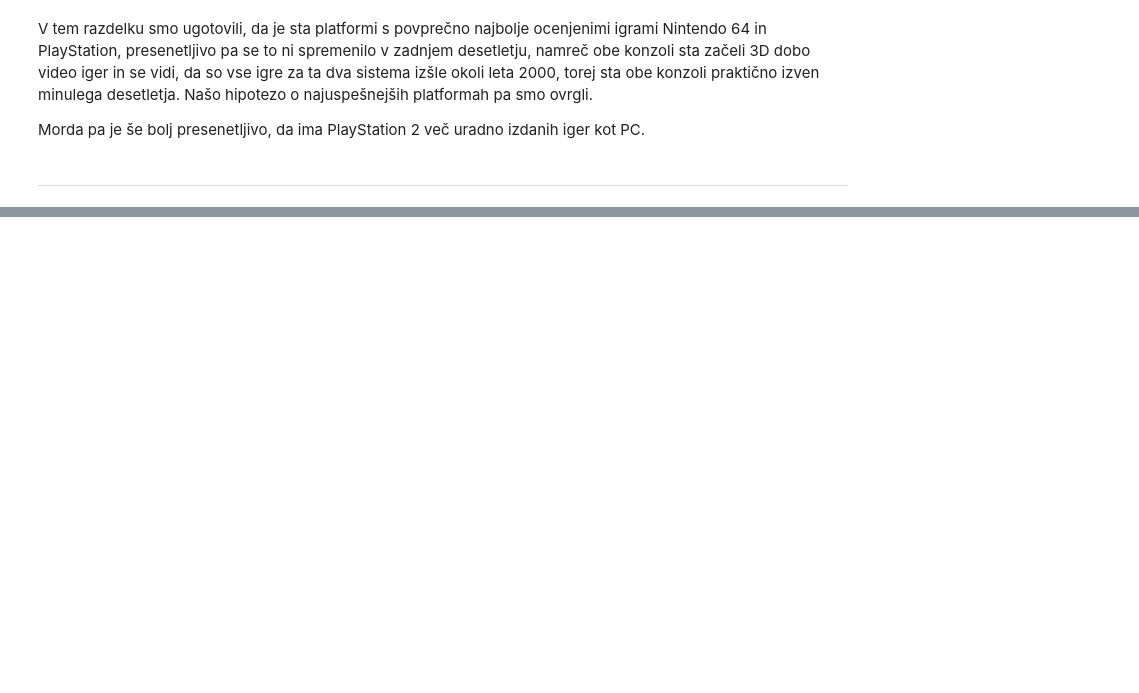
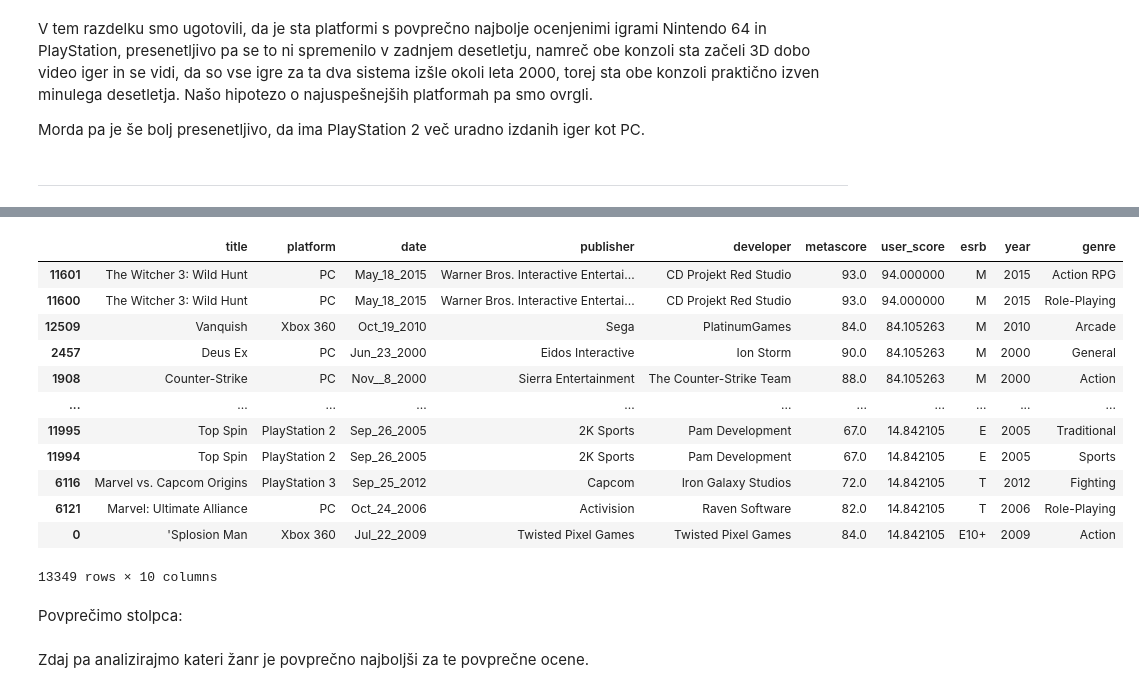
Before and after one commit to AndrazCepic/Naj-Igre, a Jupyter notebook: Naj_Igre.ipynb, the cells around one changed output, grey strips where cells are left out. Saved outputs shown, nothing was run; the diff lists cells and outputs as text; code cells hidden in the pictures; blank space fills up the shorter version.

```diff
--- a/Naj_Igre.ipynb
+++ b/Naj_Igre.ipynb
@@ -133,3 +135,6 @@ Ker se ocene ne ujemajo dobro, bomo od zdaj naprej podatke analizirali posebej z
+# %%
+data['user_score'] = data['user_score'].apply(lambda x: float(x))
+data['metascore'] = data['metascore'].apply(lambda x: float(x))
 # %% [markdown]
 ---
 # %% [markdown]
@@ -703,0 +750,7 @@ Morda pa je še bolj presenetljivo, da ima PlayStation 2 več uradno izdanih ige
+# %%
+genres_size = genres.groupby('genre').size().reset_index()
+genres_size = genres_size[genres_size[0] >= 99]
+genres_fixed = genres.merge(genres_size)
+data_g = data.merge(genres_fixed)
+del data_g[0]
+data_g[1000:10000:1000]
@@ -703,0 +874,28 @@ Morda pa je še bolj presenetljivo, da ima PlayStation 2 več uradno izdanih ige
+# %%
+high = 94
+low = 75
+
+data_g_new = data_g.copy()
+
+data_g_new['user_score'] = data_g['user_score'].apply(lambda x: (high / (high - low)) * (x - low))
+
+# Opustimo vnose, ki so pristali pod 0
+data_g_new = data_g_new[data_g_new['user_score'] >= 0.0]
+
+data_g_new.sort_values('user_score', ascending=False)
+# %% [output]
+|  | title | platform | date | publisher | developer | metascore | user_score | esrb | year | genre |
+| 11601 | The Witcher 3: Wild Hunt | PC | May_18_2015 | Warner Bros. Interactive Entertai... | CD Projekt Red Studio | 93.0 | 94.000000 | M | 2015 | Action RPG |
+| 11600 | The Witcher 3: Wild Hunt | PC | May_18_2015 | Warner Bros. Interactive Entertai... | CD Projekt Red Studio | 93.0 | 94.000000 | M | 2015 | Role-Playing |
+| 12509 | Vanquish | Xbox 360 | Oct_19_2010 | Sega | PlatinumGames | 84.0 | 84.105263 | M | 2010 | Arcade |
+| 2457 | Deus Ex | PC | Jun_23_2000 | Eidos Interactive | Ion Storm | 90.0 | 84.105263 | M | 2000 | General |
+| 1908 | Counter-Strike | PC | Nov__8_2000 | Sierra Entertainment | The Counter-Strike Team | 88.0 | 84.105263 | M | 2000 | Action |
+| ... | ... | ... | ... | ... | ... | ... | ... | ... | ... | ... |
+| 11995 | Top Spin | PlayStation 2 | Sep_26_2005 | 2K Sports | Pam Development | 67.0 | 14.842105 | E | 2005 | Traditional |
+| 11994 | Top Spin | PlayStation 2 | Sep_26_2005 | 2K Sports | Pam Development | 67.0 | 14.842105 | E | 2005 | Sports |
+| 6116 | Marvel vs. Capcom Origins | PlayStation 3 | Sep_25_2012 | Capcom | Iron Galaxy Studios | 72.0 | 14.842105 | T | 2012 | Fighting |
+| 6121 | Marvel: Ultimate Alliance | PC | Oct_24_2006 | Activision | Raven Software | 82.0 | 14.842105 | T | 2006 | Role-Playing |
+| 0 | 'Splosion Man | Xbox 360 | Jul_22_2009 | Twisted Pixel Games | Twisted Pixel Games | 84.0 | 14.842105 | E10+ | 2009 | Action |
+13349 rows × 10 columns
+# %% [markdown]
+Povprečimo stolpca:
@@ -703,0 +904,2 @@ Morda pa je še bolj presenetljivo, da ima PlayStation 2 več uradno izdanih ige
+# %% [markdown]
+Zdaj pa analizirajmo kateri žanr je povprečno najboljši za te povprečne ocene.
```
Also changed, not shown: parts of 52 cells of this notebook.
